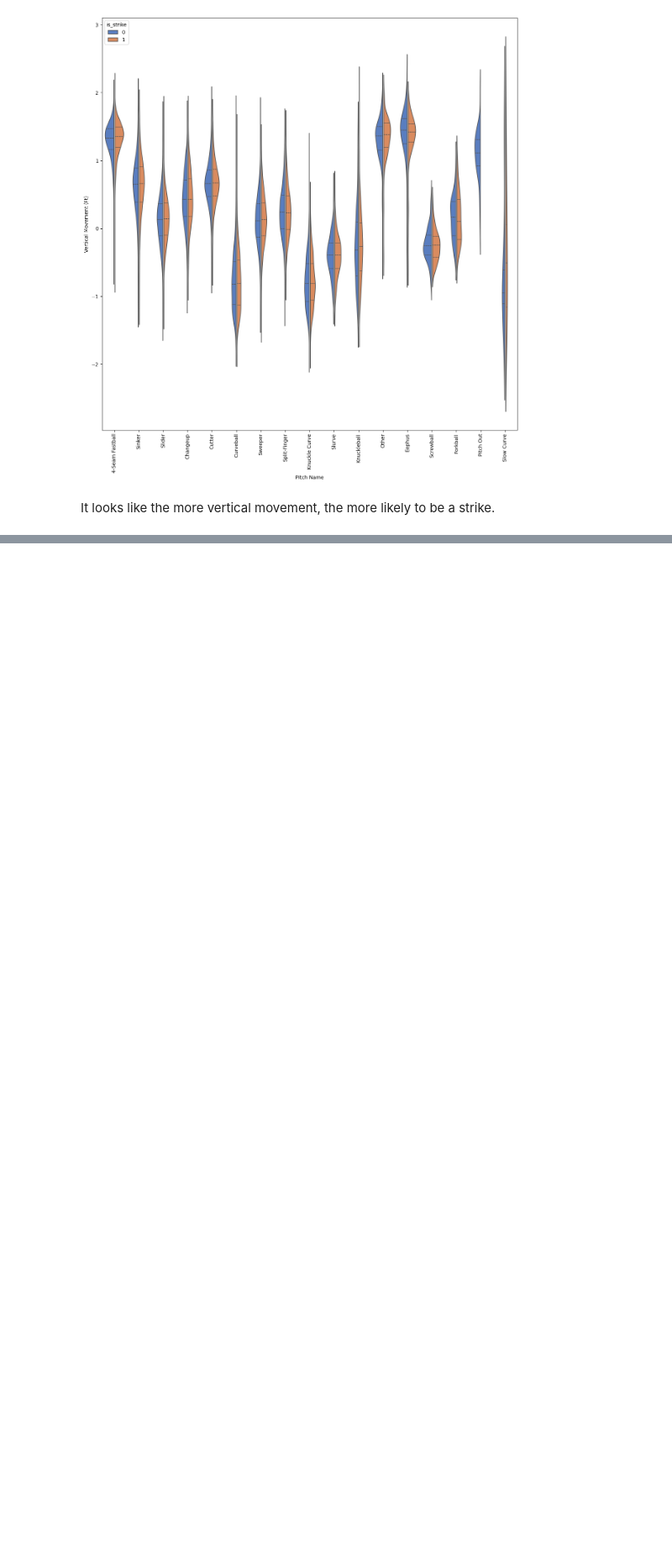
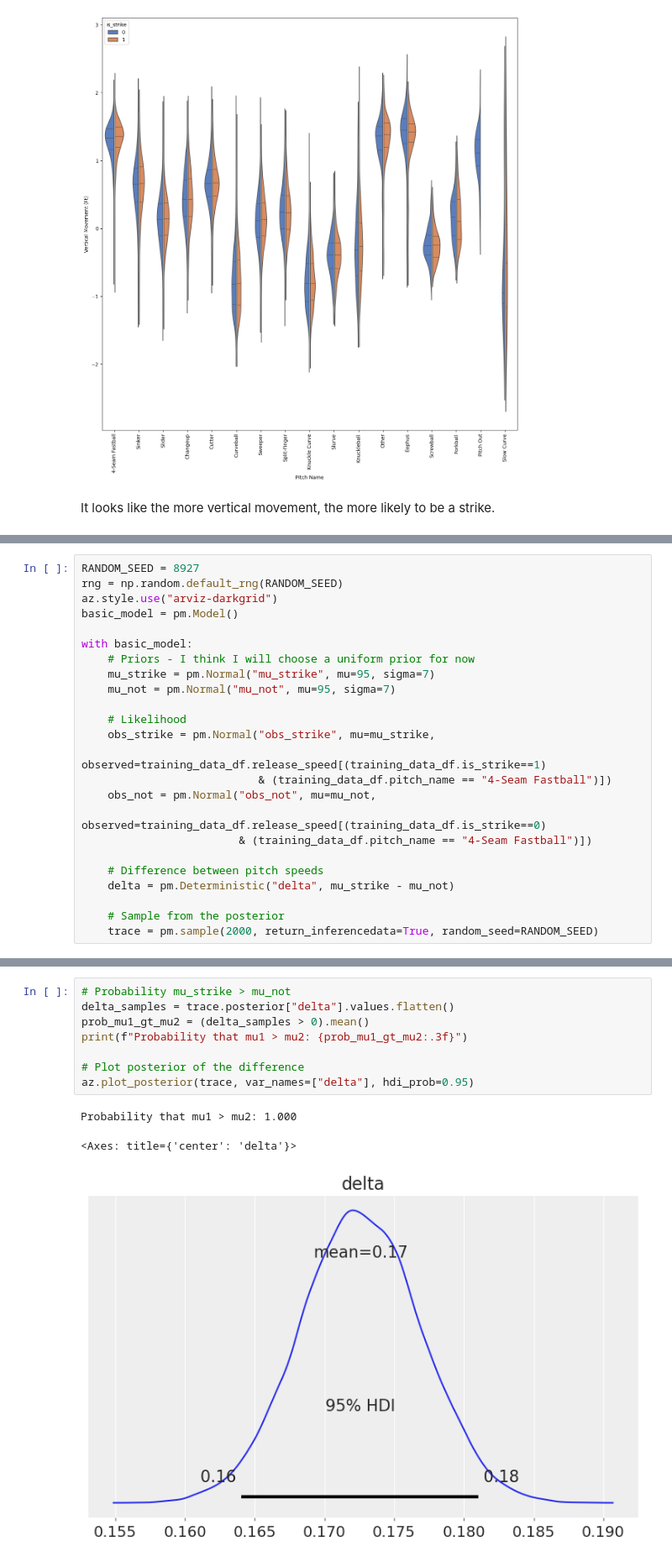
Before and after one commit to OffBayes/Strikeout-Prediction---2024, a Jupyter notebook: Strikeout-EDA.ipynb, the cells around one changed output, grey strips where cells are left out. Shown at 84% size. Saved outputs shown, nothing was run; the diff lists cells and outputs as text; blank space fills up the shorter version.

Commit message:
Added Bayesian inferences for the 4-Seam Fastball mean

```diff
--- a/Strikeout-EDA.ipynb
+++ b/Strikeout-EDA.ipynb
@@ -262,0 +269,24 @@ It looks like the more vertical movement, the more likely to be a strike.
+# %%
+RANDOM_SEED = 8927
+rng = np.random.default_rng(RANDOM_SEED)
+az.style.use("arviz-darkgrid")
+basic_model = pm.Model()
+
+with basic_model:
+    # Priors - I think I will choose a uniform prior for now
+    mu_strike = pm.Normal("mu_strike", mu=95, sigma=7)
+    mu_not = pm.Normal("mu_not", mu=95, sigma=7)
+
+    # Likelihood
+    obs_strike = pm.Normal("obs_strike", mu=mu_strike,
+                           observed=training_data_df.release_speed[(training_data_df.is_strike==1)
+                           & (training_data_df.pitch_name == "4-Seam Fastball")])
+    obs_not = pm.Normal("obs_not", mu=mu_not,
+                        observed=training_data_df.release_speed[(training_data_df.is_strike==0)
+                        & (training_data_df.pitch_name == "4-Seam Fastball")])
+
+    # Difference between pitch speeds
+    delta = pm.Deterministic("delta", mu_strike - mu_not)
+
+    # Sample from the posterior
+    trace = pm.sample(2000, return_inferencedata=True, random_seed=RANDOM_SEED)
@@ -262,0 +308,12 @@ It looks like the more vertical movement, the more likely to be a strike.
+# %%
+# Probability mu_strike > mu_not
+delta_samples = trace.posterior["delta"].values.flatten()
+prob_mu1_gt_mu2 = (delta_samples > 0).mean()
+print(f"Probability that mu1 > mu2: {prob_mu1_gt_mu2:.3f}")
+
+# Plot posterior of the difference
+az.plot_posterior(trace, var_names=["delta"], hdi_prob=0.95)
+# %% [output]
+Probability that mu1 > mu2: 1.000
+<Axes: title={'center': 'delta'}>
+[figure, added]
```
Also changed, not shown: parts of 12 cells of this notebook.
